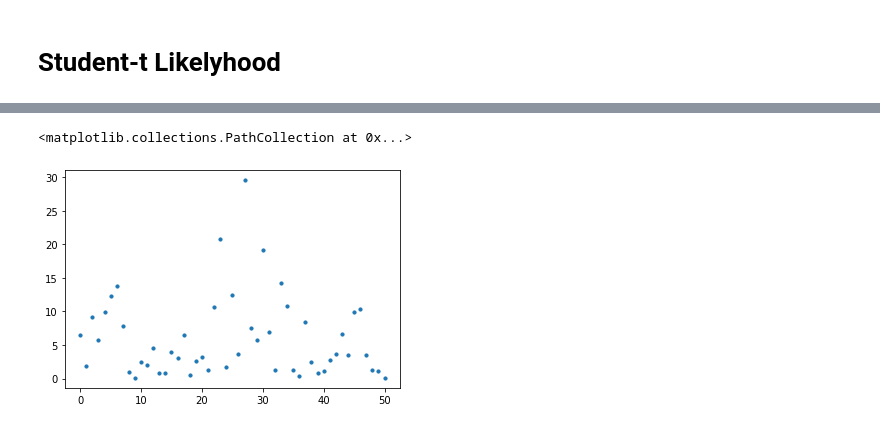
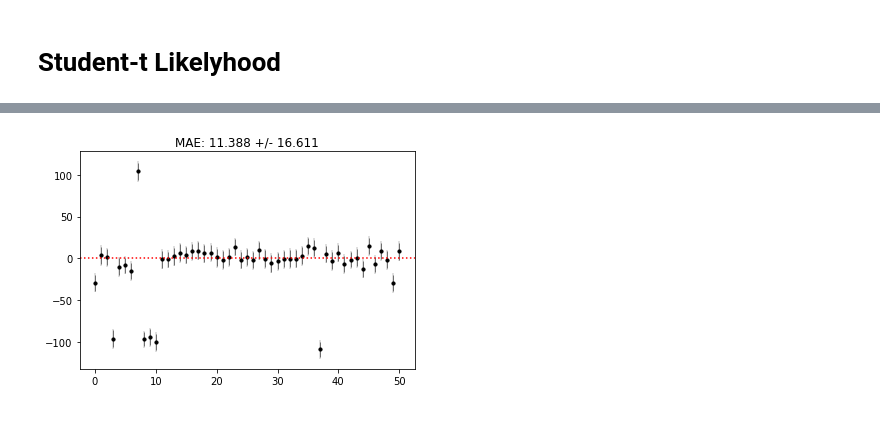
Before and after one commit to vb690/bayesian_ANN, a Jupyter notebook: notebooks/gaussian_student_regression.ipynb, the cells around one changed output, grey strips where cells are left out. Cells and saved outputs as stored; diff of their text form; code cells hidden in the pictures.

Commit message:
Improved student likelyhood notebook

```diff
--- a/notebooks/gaussian_student_regression.ipynb
+++ b/notebooks/gaussian_student_regression.ipynb
@@ -137,10 +186,38 @@ Finished [100%]: Average Loss = 59.769
 [interactive output not drawn]
 # %%
+md_mae = round(np.median(abs(student_traces['y'] - y_ts)), 3)
+mad_mae = round(mad(abs(student_traces['y']- y_ts), axis=None), 3)
+
 plt.scatter(
     [i for i in range(len(y_ts))],
-    abs(student_traces['y'].mean(0).flatten() - y_ts),
-    s=10
+    np.median(student_traces['y'] - y_ts, axis=0),
+    s=10,
+    c='k'
 )
+plt.errorbar(
+    [i for i in range(len(y_ts))],
+    np.median(student_traces['y'] - y_ts, axis=0),
+    yerr=mad(student_traces['y'] - y_ts) * 1.96,
+    c='k',
+    linewidth=0.25,
+    ls='none'
+)
+plt.errorbar(
+    [i for i in range(len(y_ts))],
+    np.median(student_traces['y'] - y_ts, axis=0),
+    yerr=mad(student_traces['y'] - y_ts) * 1.645,
+    c='k',
+    linewidth=0.5,
+    ls='none'
+)
+plt.axhline(
+    0,
+    linestyle=':',
+    c='r'
+)
+plt.title(
+    f'MAE: {md_mae} +/- {1.96 * mad_mae}'
+)
+plt.show()
 # %% [output]
-<matplotlib.collections.PathCollection at 0x...>
-[figure, old version]
+[figure, new version]
```
Also changed, not shown: parts of 15 cells of this notebook.
